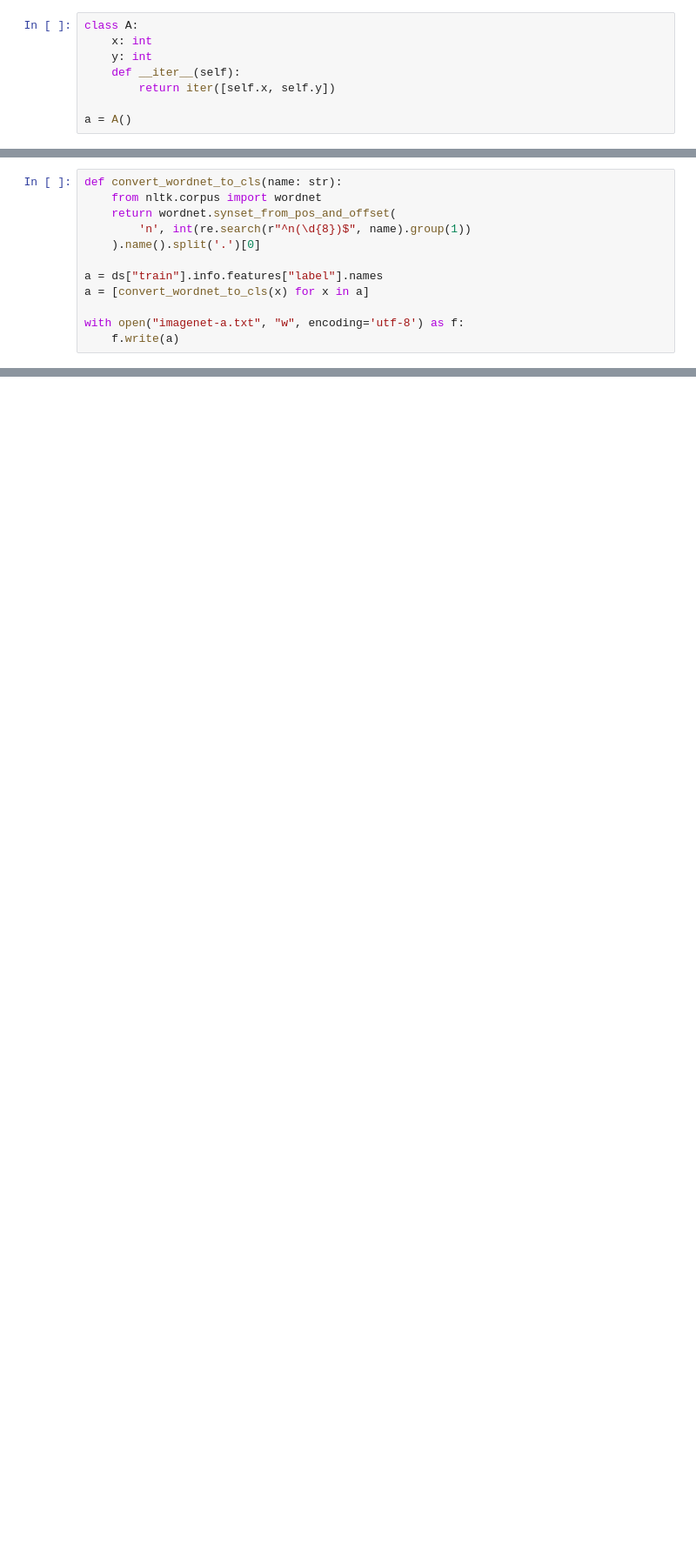
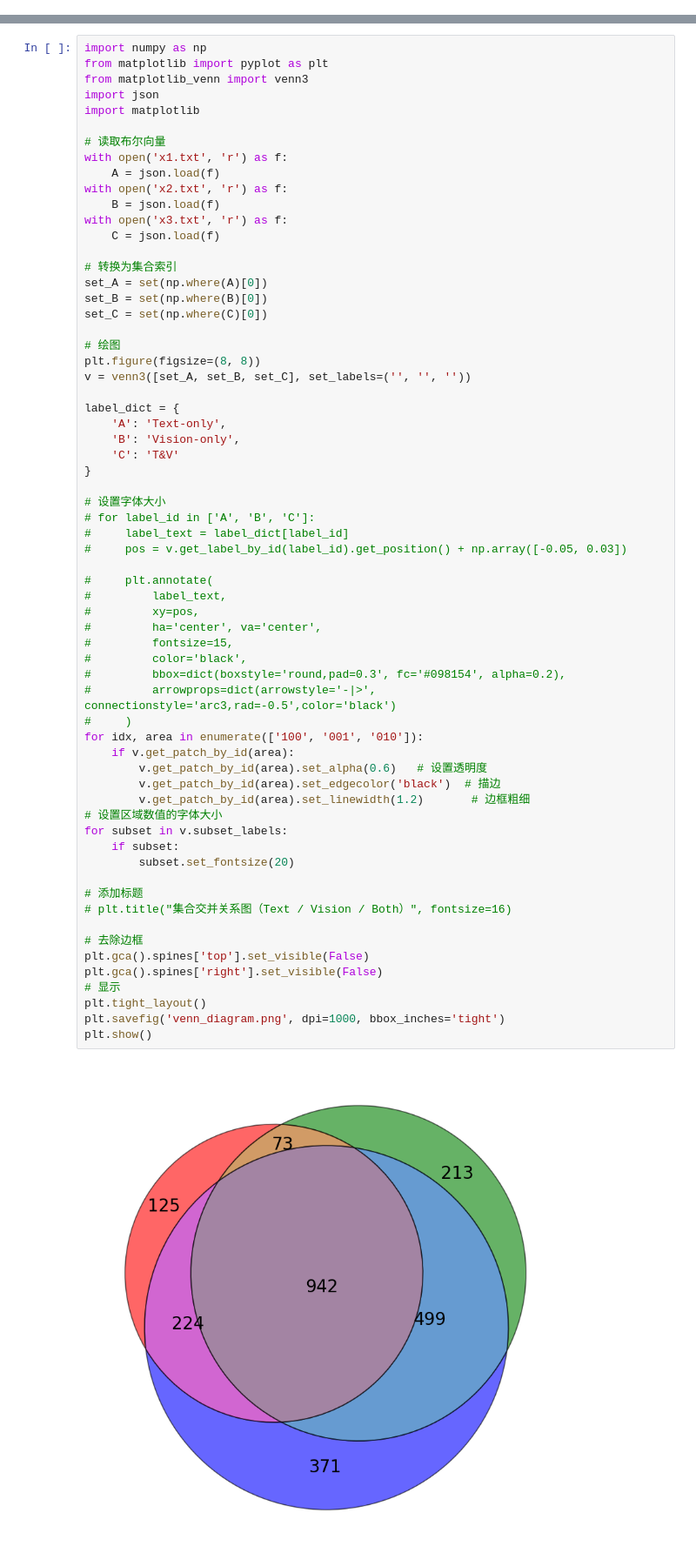
Before and after one commit to dgme-syz/TDA, a Jupyter notebook: example.ipynb, the cells around one changed output, grey strips where cells are left out. Shown: that part at 87% size. Drawn from its saved outputs; the diff is of its cells as text; blank space fills up the shorter version.

```diff
--- a/example.ipynb
+++ b/example.ipynb
@@ -155,8 +0,0 @@ a.put(2)
-# %%
-class A:
-    x: int
-    y: int
-    def __iter__(self):
-        return iter([self.x, self.y])
-
-a = A()
@@ -200,12 +0,0 @@ ds = load_dataset("barkermrl/imagenet-a")
-# %%
-def convert_wordnet_to_cls(name: str):
-    from nltk.corpus import wordnet
-    return wordnet.synset_from_pos_and_offset(
-        'n', int(re.search(r"^n(\d{8})$", name).group(1))
-    ).name().split('.')[0]
-
-a = ds["train"].info.features["label"].names
-a = [convert_wordnet_to_cls(x) for x in a]
-
-with open("imagenet-a.txt", "w", encoding='utf-8') as f:
-    f.write(a)
@@ -242,0 +34,66 @@ int(p.group(1))
+# %%
+import numpy as np
+from matplotlib import pyplot as plt
+from matplotlib_venn import venn3
+import json
+import matplotlib
+
+# 读取布尔向量
+with open('x1.txt', 'r') as f:
+    A = json.load(f)
+with open('x2.txt', 'r') as f:
+    B = json.load(f)
+with open('x3.txt', 'r') as f:
+    C = json.load(f)
+
+# 转换为集合索引
+set_A = set(np.where(A)[0])
+set_B = set(np.where(B)[0])
+set_C = set(np.where(C)[0])
+
+# 绘图
+plt.figure(figsize=(8, 8))
+v = venn3([set_A, set_B, set_C], set_labels=('', '', ''))
+
+label_dict = {
+    'A': 'Text-only',
+    'B': 'Vision-only',
+    'C': 'T&V'
+}
+
+# 设置字体大小
+# for label_id in ['A', 'B', 'C']:
+#     label_text = label_dict[label_id]
+#     pos = v.get_label_by_id(label_id).get_position() + np.array([-0.05, 0.03])
+
+#     plt.annotate(
+#         label_text,
+#         xy=pos,
+#         ha='center', va='center',
+#         fontsize=15,
+#         color='black',
+#         bbox=dict(boxstyle='round,pad=0.3', fc='#098154', alpha=0.2),
+#         arrowprops=dict(arrowstyle='-|>', connectionstyle='arc3,rad=-0.5',color='black')
+#     )
+for idx, area in enumerate(['100', '001', '010']):
+    if v.get_patch_by_id(area):
+        v.get_patch_by_id(area).set_alpha(0.6)   # 设置透明度
+        v.get_patch_by_id(area).set_edgecolor('black')  # 描边
+        v.get_patch_by_id(area).set_linewidth(1.2)       # 边框粗细
+# 设置区域数值的字体大小
+for subset in v.subset_labels:
+    if subset:
+        subset.set_fontsize(20)
+
+# 添加标题
+# plt.title("集合交并关系图（Text / Vision / Both）", fontsize=16)
+
+# 去除边框
+plt.gca().spines['top'].set_visible(False)
+plt.gca().spines['right'].set_visible(False)
+# 显示
+plt.tight_layout()
+plt.savefig('venn_diagram.png', dpi=1000, bbox_inches='tight')
+plt.show()
+# %% [output]
+[figure, added]
```
Also changed, not shown: parts of 45 cells of this notebook, 33 other files.
